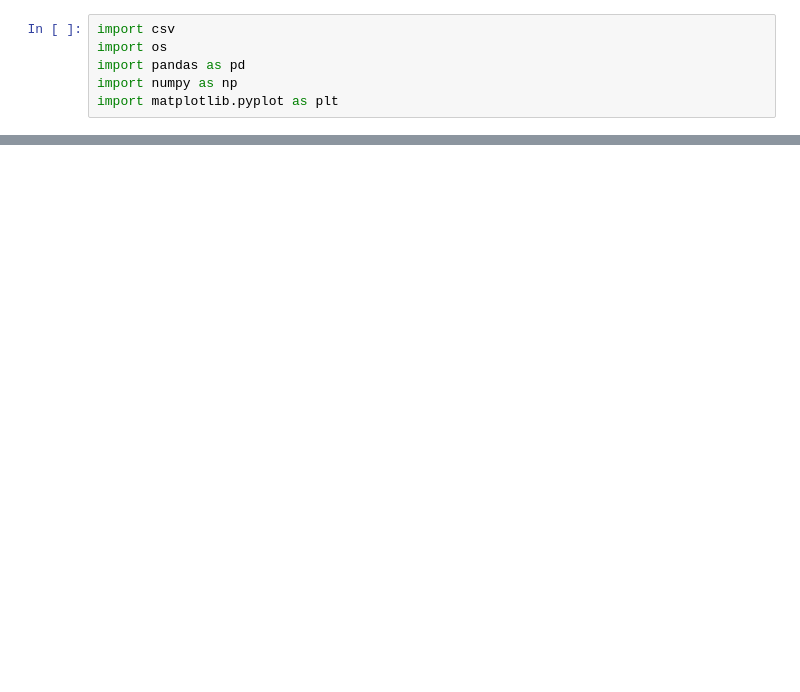
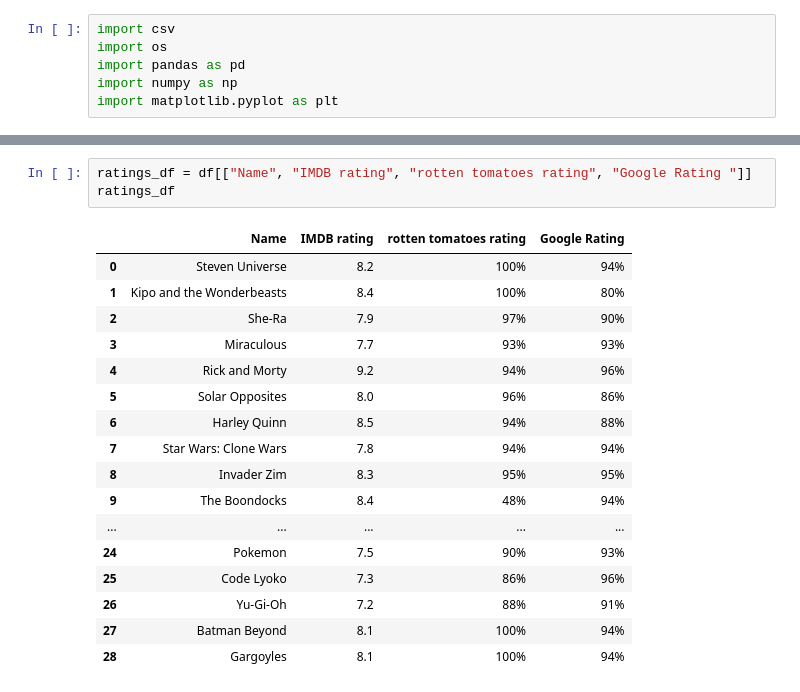
Before and after one commit to ChastityAM/Anime-Dataset, a Jupyter notebook: Animation.ipynb, the cells around one changed output, grey strips where cells are left out. Saved outputs shown, nothing was run; the diff lists cells and outputs as text; blank space fills up the shorter version.

```diff
--- a/Animation.ipynb
+++ b/Animation.ipynb
@@ -26,3 +26,24 @@ df
 | 26 | Yu-Gi-Oh | 2000 | Kazuki Takahashi | WB | 224 | 7.2 | ... |
 | 27 | Batman Beyond | 1999 | Bruce Timm | WB | 52 | 8.1 | ... |
 | 28 | Gargoyles | 1994 | Greg Weisman | ABC | 78 | 8.1 | ... |
+# %%
+ratings_df = df[["Name", "IMDB rating", "rotten tomatoes rating", "Google Rating "]]
+ratings_df
+# %% [output]
+|  | Name | IMDB rating | rotten tomatoes rating | Google Rating |
+| 0 | Steven Universe | 8.2 | 100% | 94% |
+| 1 | Kipo and the Wonderbeasts | 8.4 | 100% | 80% |
+| 2 | She-Ra | 7.9 | 97% | 90% |
+| 3 | Miraculous | 7.7 | 93% | 93% |
+| 4 | Rick and Morty | 9.2 | 94% | 96% |
+| 5 | Solar Opposites | 8.0 | 96% | 86% |
+| 6 | Harley Quinn | 8.5 | 94% | 88% |
+| 7 | Star Wars: Clone Wars | 7.8 | 94% | 94% |
+| 8 | Invader Zim | 8.3 | 95% | 95% |
+| 9 | The Boondocks | 8.4 | 48% | 94% |
+| ... | ... | ... | ... | ... |
+| 24 | Pokemon | 7.5 | 90% | 93% |
+| 25 | Code Lyoko | 7.3 | 86% | 96% |
+| 26 | Yu-Gi-Oh | 7.2 | 88% | 91% |
+| 27 | Batman Beyond | 8.1 | 100% | 94% |
+| 28 | Gargoyles | 8.1 | 100% | 94% |
```
Also changed, not shown: parts of 6 cells of this notebook.
